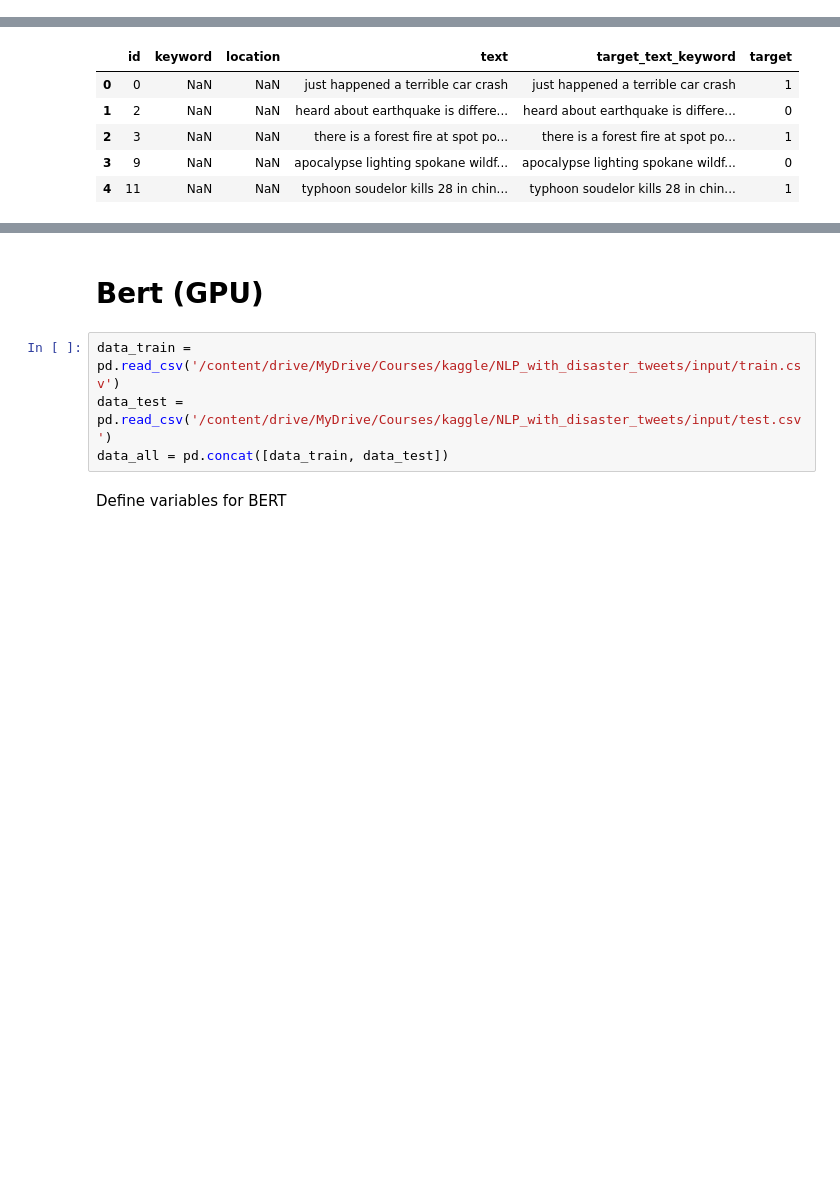
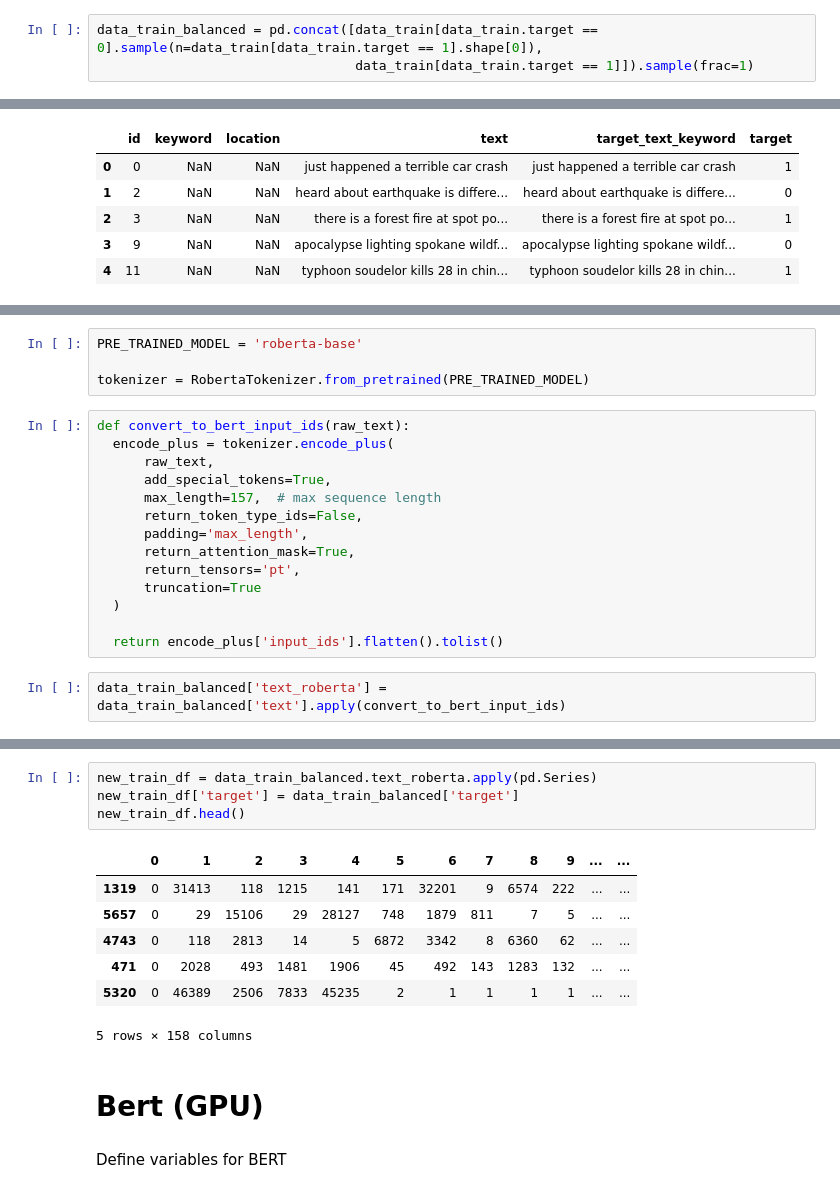
Before and after one commit to Maksym-Kryvenko/NLP_with_Disaster_Tweets, a Jupyter notebook: main.ipynb, the cells around one changed output, grey strips where cells are left out. Cells and saved outputs as stored; diff of their text form; blank space fills up the shorter version.

```diff
--- a/main.ipynb
+++ b/main.ipynb
@@ -99,3 +108,6 @@ data_train.head()
+# %%
+data_train_balanced = pd.concat([data_train[data_train.target == 0].sample(n=data_train[data_train.target == 1].shape[0]),
+                                 data_train[data_train.target == 1]]).sample(frac=1)
 # %% [markdown]
 In the sequel, we are going to use only the text and the keyword to classify the tweet. We create a new column 'target_text_keyword' of type str, and of the form '\_\_label__{class} {text} {keyword}', for example
 
@@ -177,0 +192,20 @@ data_test.head()
+# %%
+PRE_TRAINED_MODEL = 'roberta-base'
+
+tokenizer = RobertaTokenizer.from_pretrained(PRE_TRAINED_MODEL)
+# %%
+def convert_to_bert_input_ids(raw_text):
+  encode_plus = tokenizer.encode_plus(
+      raw_text,
+      add_special_tokens=True,
+      max_length=157,  # max sequence length
+      return_token_type_ids=False,
+      padding='max_length',
+      return_attention_mask=True,
+      return_tensors='pt',
+      truncation=True
+  )
+
+  return encode_plus['input_ids'].flatten().tolist()
+# %%
+data_train_balanced['text_roberta'] = data_train_balanced['text'].apply(convert_to_bert_input_ids)
@@ -178,9 +221,17 @@ data_test.head()
+# %%
+new_train_df = data_train_balanced.text_roberta.apply(pd.Series)
+new_train_df['target'] = data_train_balanced['target']
+new_train_df.head()
+# %% [output]
+|  | 0 | 1 | 2 | 3 | 4 | 5 | 6 | 7 | 8 | 9 | ... | ... |
+| 1319 | 0 | 31413 | 118 | 1215 | 141 | 171 | 32201 | 9 | 6574 | 222 | ... | ... |
+| 5657 | 0 | 29 | 15106 | 29 | 28127 | 748 | 1879 | 811 | 7 | 5 | ... | ... |
+| 4743 | 0 | 118 | 2813 | 14 | 5 | 6872 | 3342 | 8 | 6360 | 62 | ... | ... |
+| 471 | 0 | 2028 | 493 | 1481 | 1906 | 45 | 492 | 143 | 1283 | 132 | ... | ... |
+| 5320 | 0 | 46389 | 2506 | 7833 | 45235 | 2 | 1 | 1 | 1 | 1 | ... | ... |
+5 rows × 158 columns
 # %% [markdown]
 # Bert (GPU)
-# %%
-data_train = pd.read_csv('/content/drive/MyDrive/Courses/kaggle/NLP_with_disaster_tweets/input/train.csv')
-data_test = pd.read_csv('/content/drive/MyDrive/Courses/kaggle/NLP_with_disaster_tweets/input/test.csv')
-data_all = pd.concat([data_train, data_test])
 # %% [markdown]
 Define variables for BERT
 # %%
```
Also changed, not shown: parts of 13 cells of this notebook.
